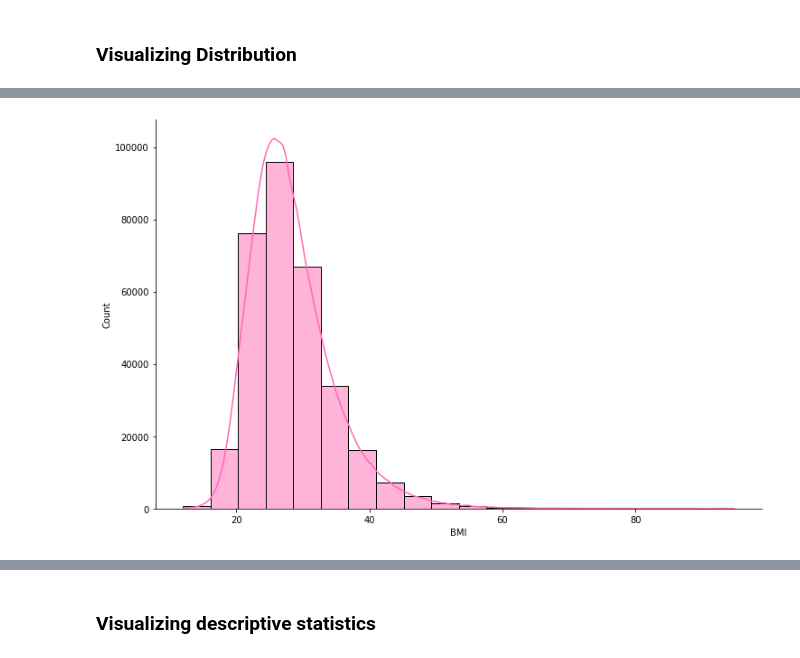
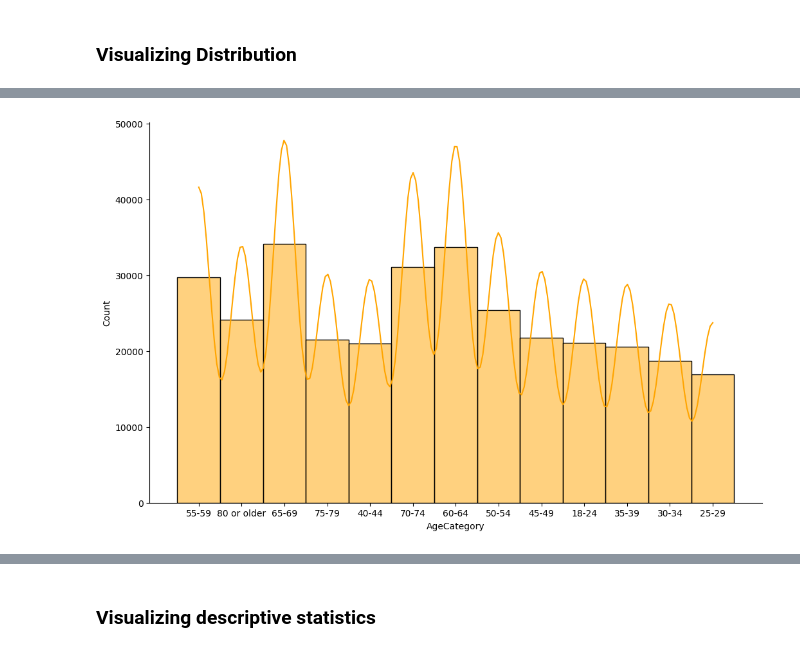
Before and after one commit to Nasheya98/final-project, a Jupyter notebook: notebook.ipynb, the cells around one changed output, grey strips where cells are left out. Saved outputs shown, nothing was run; the diff lists cells and outputs as text; code cells hidden in the pictures.

```diff
--- a/notebook.ipynb
+++ b/notebook.ipynb
@@ -57,9 +137,9 @@ I used ["data to viz"](https://www.data-to-viz.com/) cite to explore various var
 # %%
-g = sns.displot(heart_df['BMI'],
-            color="hotpink",
+g = sns.displot(heart_df['AgeCategory'],
+            color="orange",
             kde=True, # disables kde
             bins=20)
 g.fig.set_figwidth(12) # increases the width of Seaborn chart
 g.fig.set_figheight(7) # increases the height of Seaborn chart
 # %% [output]
-[figure, old version]
+[figure, new version]
```
Also changed, not shown: parts of 14 cells of this notebook, 2 other files.
